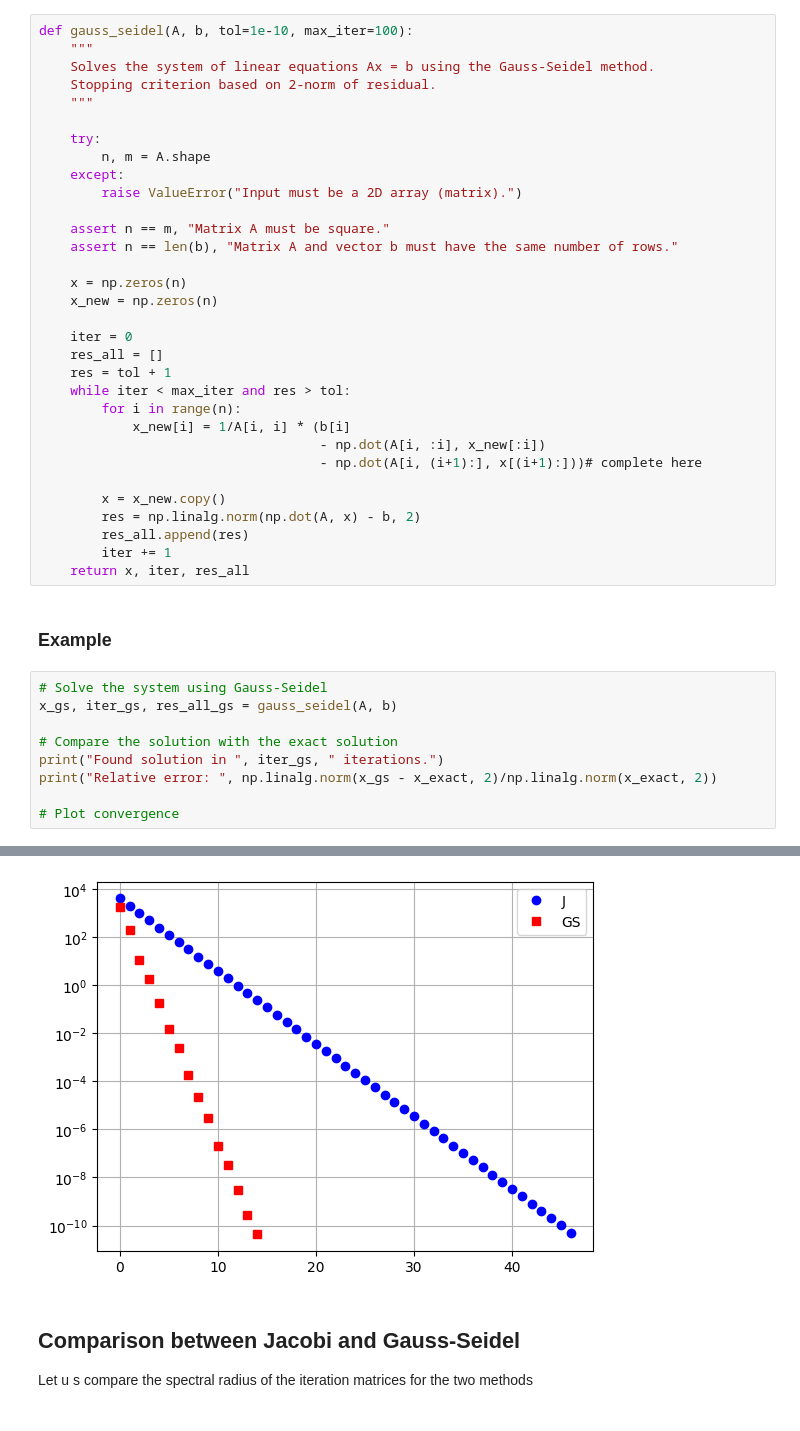
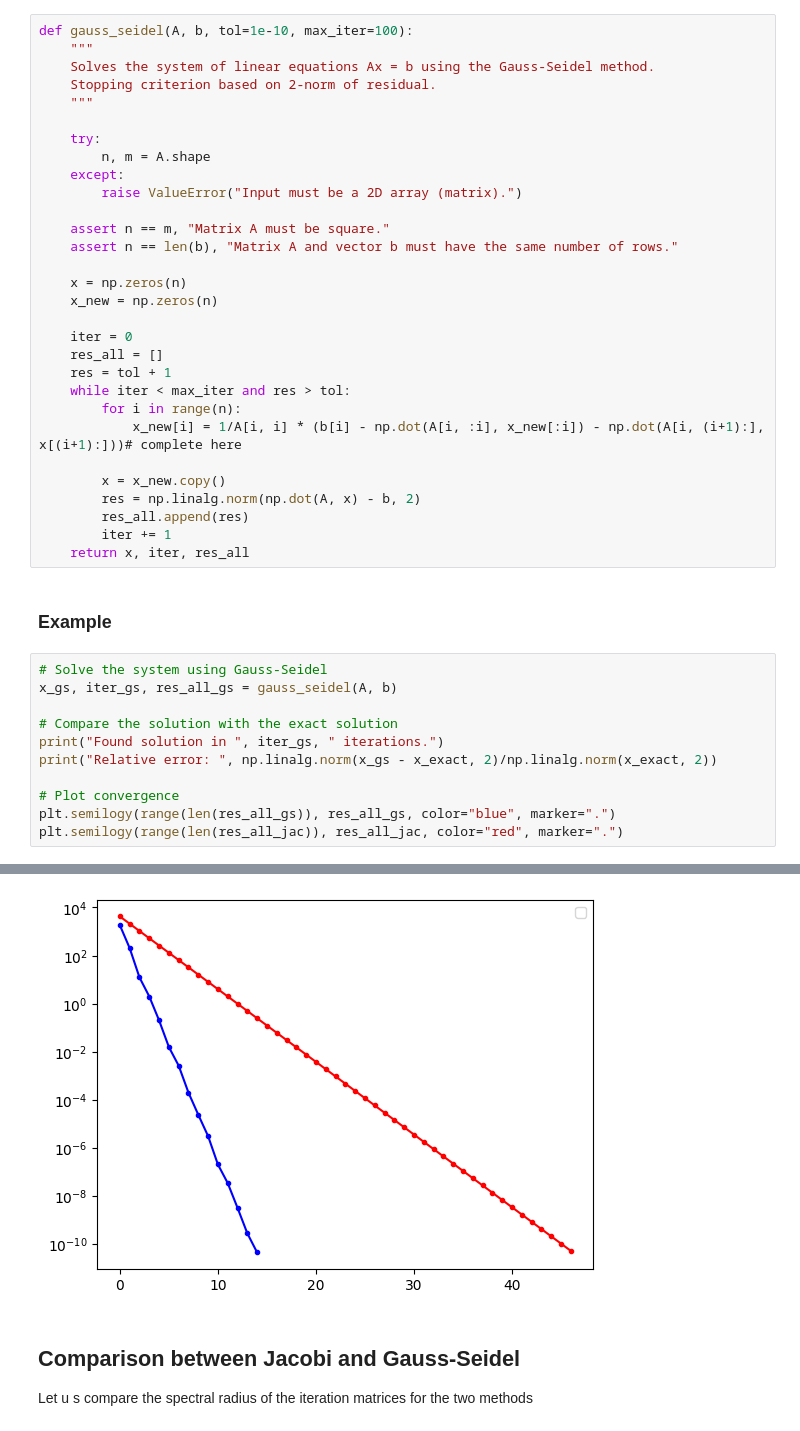
Before and after one commit to GioZd/numerical_analysis_2025-2026, a Jupyter notebook: exercise_sessions/Iterative_methods_for_linear_systems.ipynb, the cells around one changed output, grey strips where cells are left out. Drawn from its saved outputs; the diff is of its cells as text.

```diff
--- a/exercise_sessions/Iterative_methods_for_linear_systems.ipynb
+++ b/exercise_sessions/Iterative_methods_for_linear_systems.ipynb
@@ -229,9 +229,7 @@ def gauss_seidel(A, b, tol=1e-10, max_iter=100):
     res = tol + 1
     while iter < max_iter and res > tol:
         for i in range(n):
-            x_new[i] = 1/A[i, i] * (b[i]
-                                    - np.dot(A[i, :i], x_new[:i])
-                                    - np.dot(A[i, (i+1):], x[(i+1):]))# complete here
+            x_new[i] = 1/A[i, i] * (b[i] - np.dot(A[i, :i], x_new[:i]) - np.dot(A[i, (i+1):], x[(i+1):]))# complete here
 
         x = x_new.copy()
         res = np.linalg.norm(np.dot(A, x) - b, 2)
@@ -249,5 +247,7 @@ print("Found solution in ", iter_gs, " iterations.")
 print("Relative error: ", np.linalg.norm(x_gs - x_exact, 2)/np.linalg.norm(x_exact, 2))
 
 # Plot convergence
+plt.semilogy(range(len(res_all_gs)), res_all_gs, color="blue", marker=".")
+plt.semilogy(range(len(res_all_jac)), res_all_jac, color="red", marker=".")
 # %% [output]
 Found solution in  15  iterations.
@@ -255,4 +256,4 @@ Relative error:  5.8041796661629865e-15
-[figure, old version]
+[figure, new version]
 # %% [markdown]
 ## Comparison between Jacobi and Gauss-Seidel
 
```
Also changed, not shown: parts of 10 cells of this notebook.
